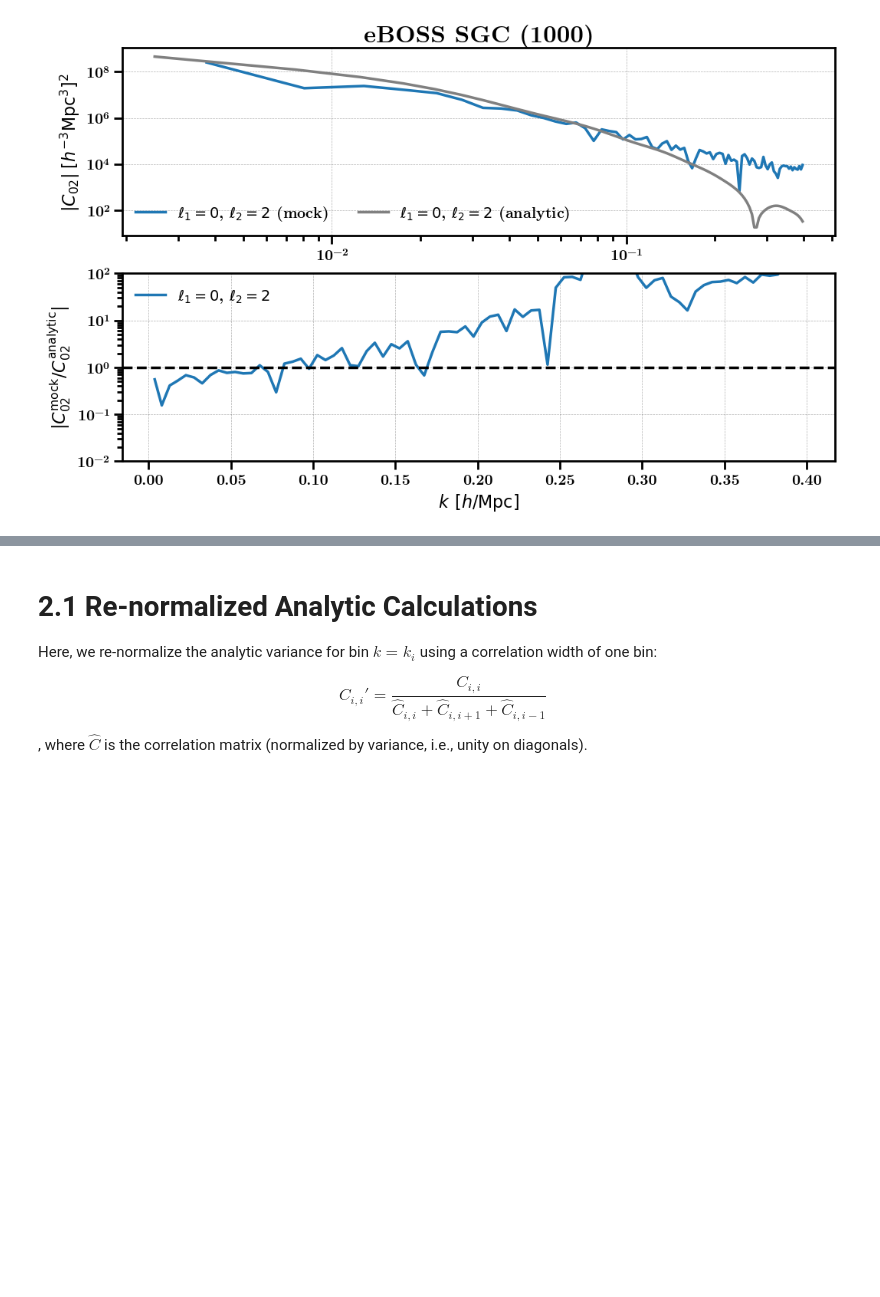
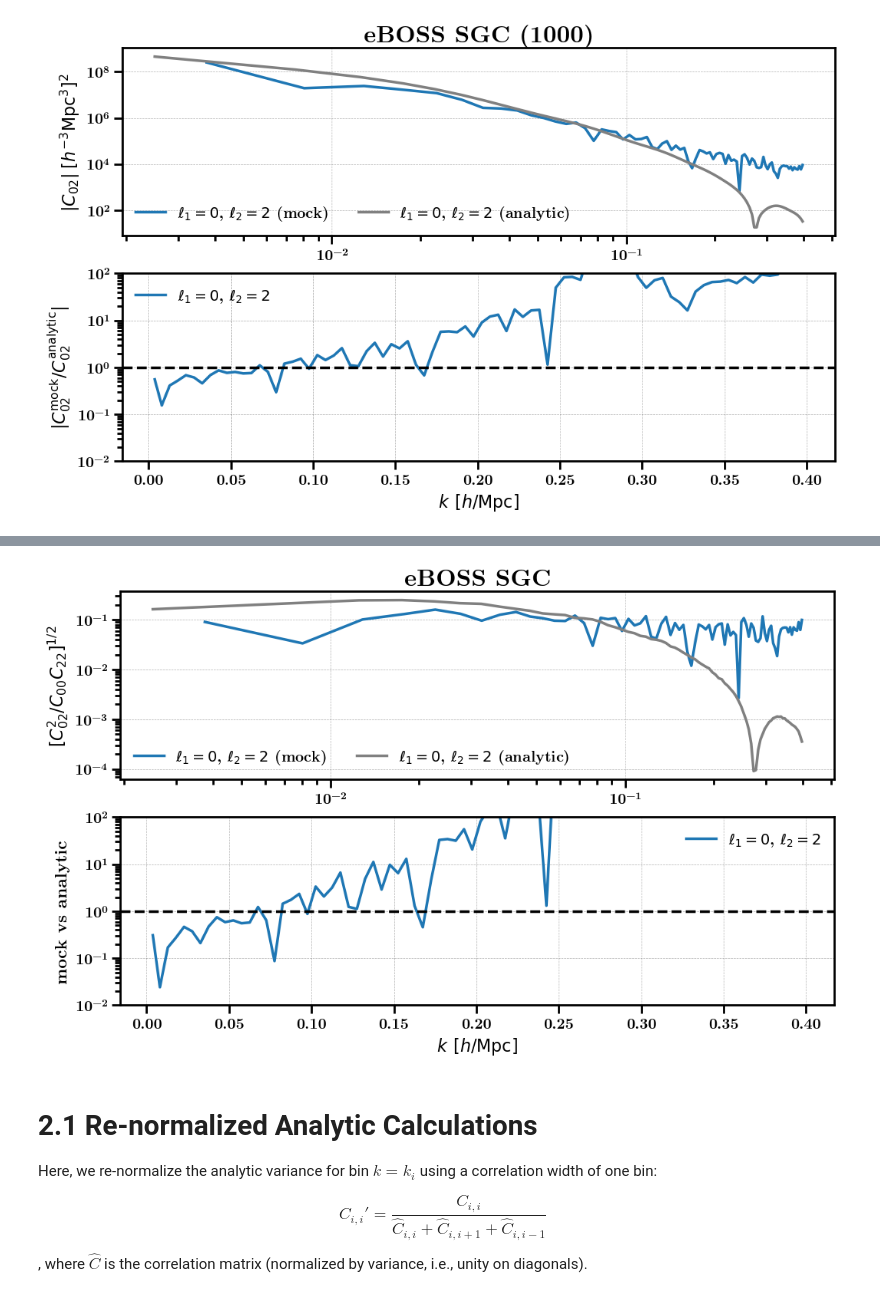
Before and after one commit to minaskar/CutskyCovariance, a Jupyter notebook: notebooks/empirical-vs-analytic.ipynb, the cells around one changed output, grey strips where cells are left out. Cells and saved outputs as stored; diff of their text form; code cells hidden in the pictures; blank space fills up the shorter version.

```diff
--- a/notebooks/empirical-vs-analytic.ipynb
+++ b/notebooks/empirical-vs-analytic.ipynb
@@ -132,3 +183,11 @@ plt.show()
+# %%
+ax1, ax2 = plot_cross_variance('eboss-S', 0, 2)
+ax2.set_ylim(1e-2, 100)
+ax2.set_yscale('log')
+ax1.set_title("eBOSS SGC")
+plt.show()
+# %% [output]
+[figure, added]
 # %% [markdown]
 # 2.1 Re-normalized Analytic Calculations
 
```
Also changed, not shown: parts of 5 cells of this notebook.
